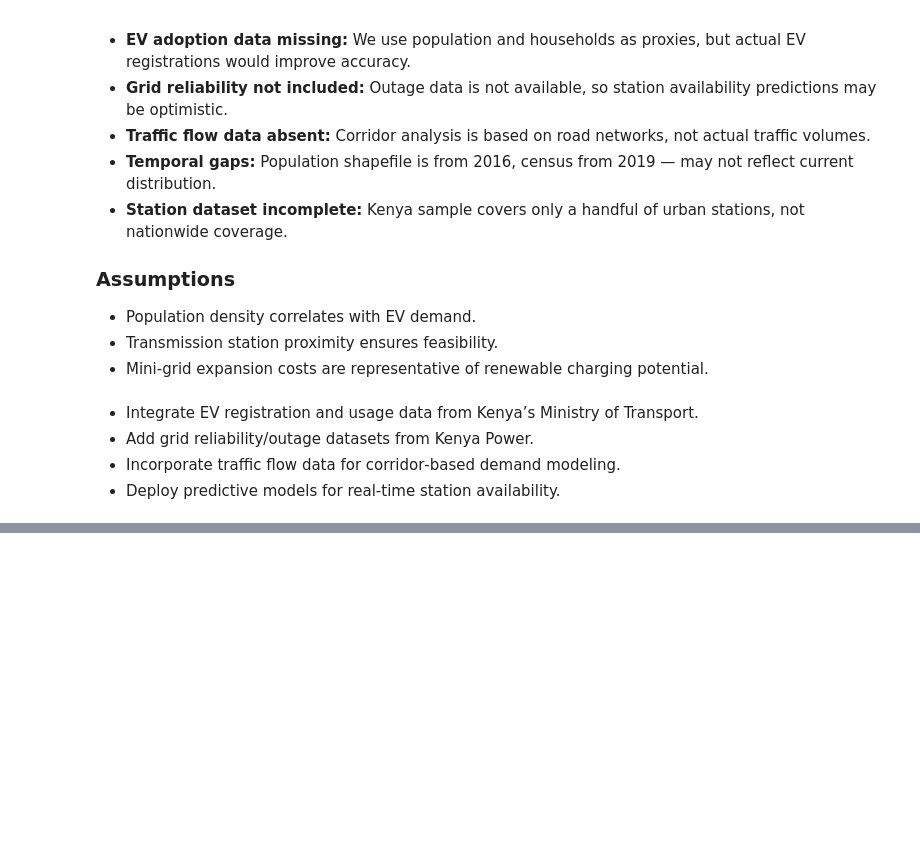
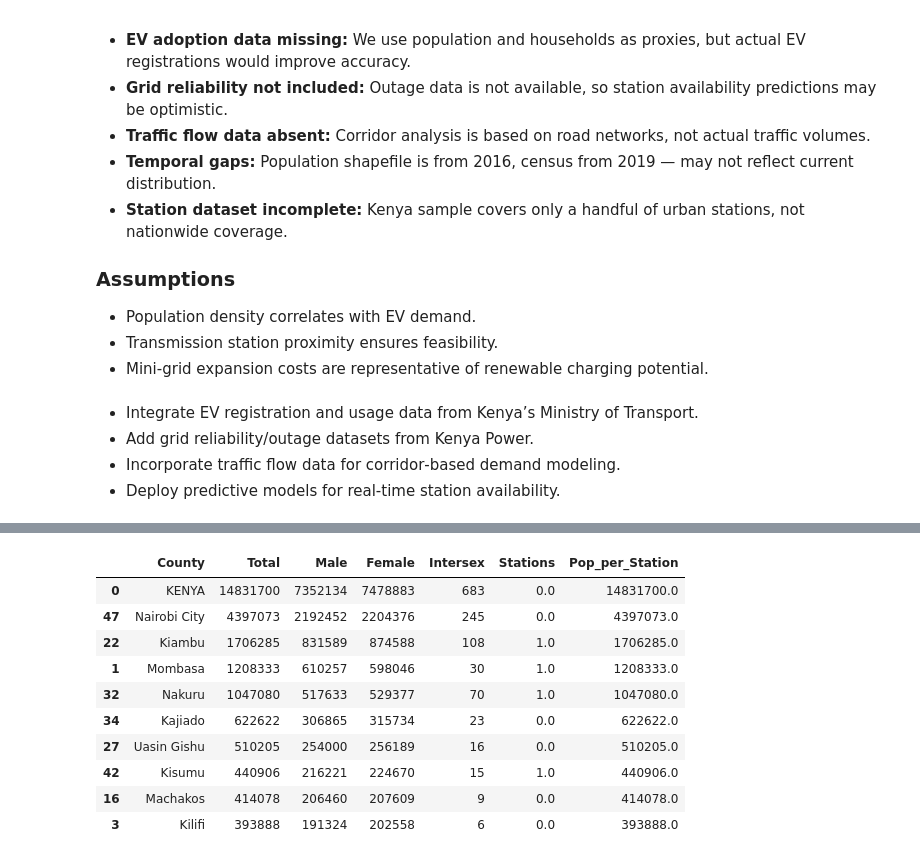
Before and after one commit to maryannngongi/EV_Charging_Stations_Optimization, a Jupyter notebook: Notebooks/kuria.ipynb, the cells around one changed output, grey strips where cells are left out. Saved outputs shown, nothing was run; the diff lists cells and outputs as text; code cells hidden in the pictures; blank space fills up the shorter version.

```diff
--- a/Notebooks/kuria.ipynb
+++ b/Notebooks/kuria.ipynb
@@ -325,0 +393,24 @@ df_admin = pd.read_excel('../Data/ken_adminboundaries_tabulardata.xlsx')
+# %%
+# Aggregate charging stations by county
+station_counts = df_kenya["County/City"].value_counts().reset_index()
+station_counts.columns = ["County", "Stations"]
+
+# Merge with census data
+coverage = pd.merge(df_census, station_counts, on="County", how="left").fillna(0)
+
+# Compute ratio: population per station
+coverage["Pop_per_Station"] = coverage["Total"] / coverage["Stations"].replace(0, 1)
+
+coverage.sort_values("Pop_per_Station", ascending=False).head(10)
+# %% [output]
+|  | County | Total | Male | Female | Intersex | Stations | Pop_per_Station |
+| 0 | KENYA | 14831700 | 7352134 | 7478883 | 683 | 0.0 | 14831700.0 |
+| 47 | Nairobi City | 4397073 | 2192452 | 2204376 | 245 | 0.0 | 4397073.0 |
+| 22 | Kiambu | 1706285 | 831589 | 874588 | 108 | 1.0 | 1706285.0 |
+| 1 | Mombasa | 1208333 | 610257 | 598046 | 30 | 1.0 | 1208333.0 |
+| 32 | Nakuru | 1047080 | 517633 | 529377 | 70 | 1.0 | 1047080.0 |
+| 34 | Kajiado | 622622 | 306865 | 315734 | 23 | 0.0 | 622622.0 |
+| 27 | Uasin Gishu | 510205 | 254000 | 256189 | 16 | 0.0 | 510205.0 |
+| 42 | Kisumu | 440906 | 216221 | 224670 | 15 | 1.0 | 440906.0 |
+| 16 | Machakos | 414078 | 206460 | 207609 | 9 | 0.0 | 414078.0 |
+| 3 | Kilifi | 393888 | 191324 | 202558 | 6 | 0.0 | 393888.0 |
```
Also changed, not shown: parts of 31 cells of this notebook.
